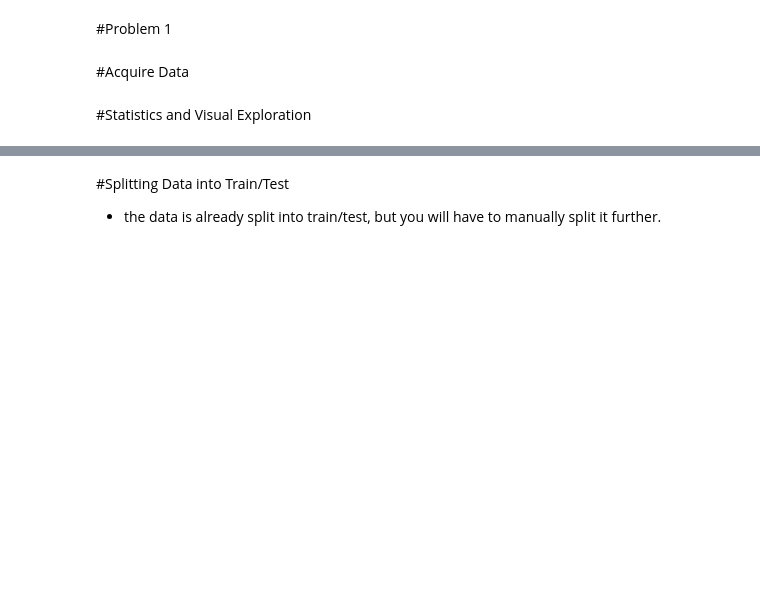
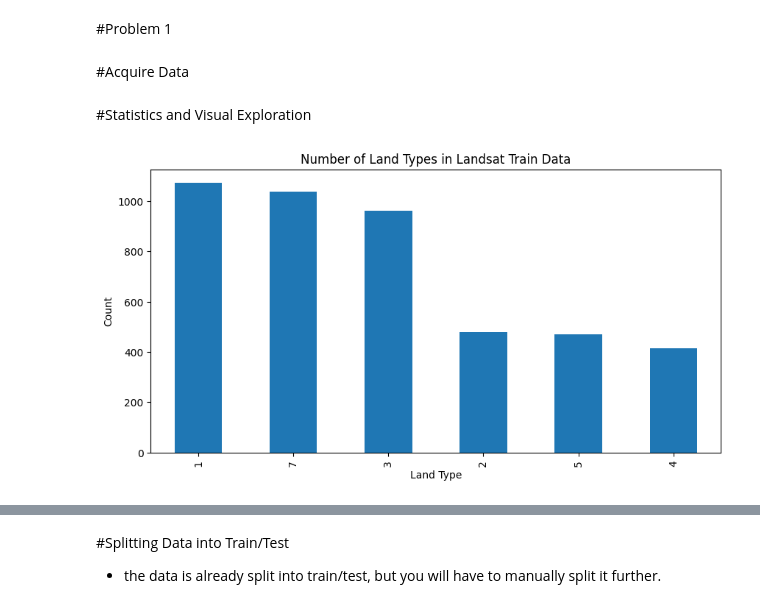
Before and after one commit to valenderval/MLA_JFV, a Jupyter notebook: MLA5_JFV.ipynb, the cells around one changed output, grey strips where cells are left out. Cells and saved outputs as stored; diff of their text form; code cells hidden in the pictures; blank space fills up the shorter version.

```diff
--- a/MLA5_JFV.ipynb
+++ b/MLA5_JFV.ipynb
@@ -62,0 +80,2 @@ def plot_roc_curve(fpr,tpr):
+# %%
+landsat_train = pd.read_csv('/content/gdrive/MyDrive/CS430/landsat_train.csv')
@@ -63,2 +84,4 @@ def plot_roc_curve(fpr,tpr):
 # %% [markdown]
 #Statistics and Visual Exploration
+# %%
+land_types_train = landsat_train['land_type'].value_counts()
@@ -64,0 +90,10 @@ def plot_roc_curve(fpr,tpr):
+# %%
+
+plt.figure(figsize=(10, 5))
+land_types_train.plot(kind='bar')
+plt.title('Number of Land Types in Landsat Train Data')
+plt.xlabel('Land Type')
+plt.ylabel('Count')
+plt.show()
+# %% [output]
+[figure, added]
```
Also changed, not shown: parts of 23 cells of this notebook.
